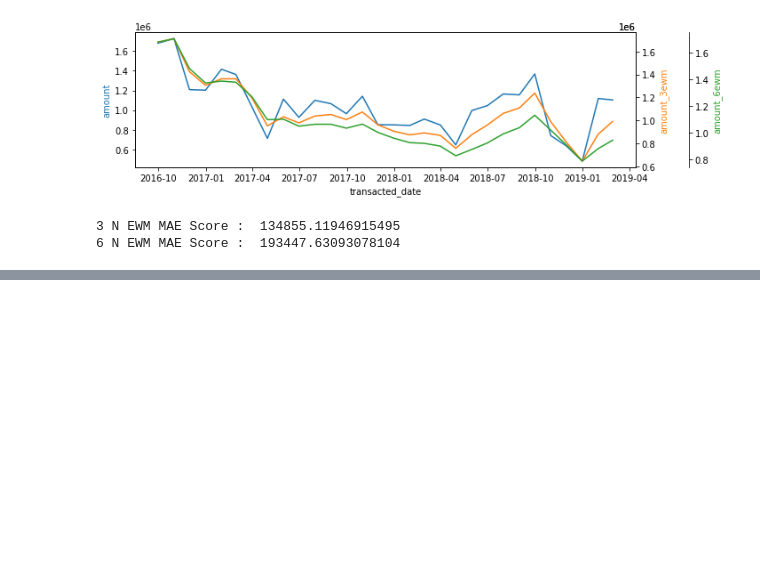
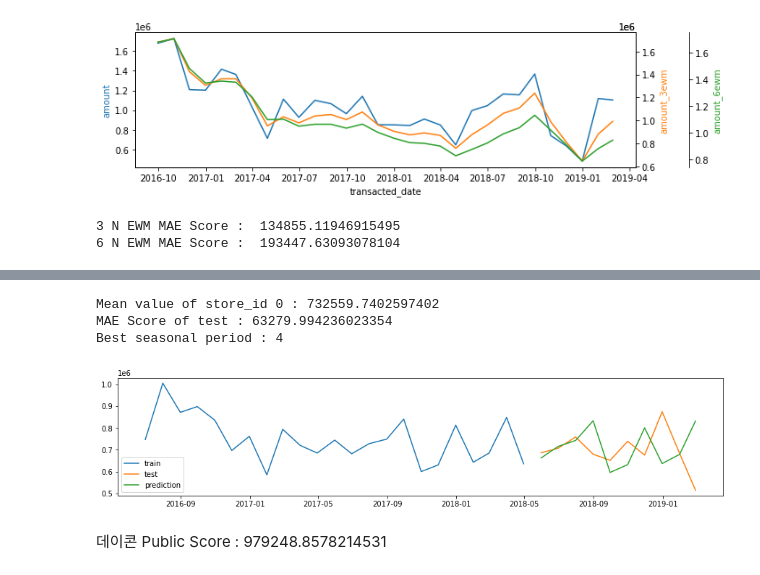
Before and after one commit to namwootree/Basic_Skill, a Jupyter notebook: Time_Series/상점 신용카드 매출 예측 경진대회/상점_신용카드_매출_예측.ipynb, the cells around one changed output, grey strips where cells are left out. Saved outputs shown, nothing was run; the diff lists cells and outputs as text; code cells hidden in the pictures; blank space fills up the shorter version.

```diff
--- a/Time_Series/상점 신용카드 매출 예측 경진대회/상점_신용카드_매출_예측.ipynb
+++ b/Time_Series/상점 신용카드 매출 예측 경진대회/상점_신용카드_매출_예측.ipynb
@@ -621,0 +867,38 @@ print("6 N EWM MAE Score : ", mae(ewm_month.amount_6ewm, sma_month.amount.values
+# %%
+df_set = month_df[month_df.store_id == 0]
+
+size = int(len(df_set) * 0.7)
+train = df_set[:size]
+test = df_set[size:]
+# %%
+# 최적값을 찾기 위한 기준
+es_score = 1000000000
+best_period = 0
+
+# 각 store_id 최적의 seasonal period를 찾기 위한 탐색
+for p in range(2,(len(train)//2) + 1):
+
+    try:
+        # ExponentialSmoothing 패키지에서 trend와 seasonal을 모두 add로 설정하면 추세변동 계절변동을 모두 고려하게 됨
+        es_model = ExponentialSmoothing(np.array(train.amount), seasonal_periods=p, trend='add', seasonal='add')
+        es_result = es_model.fit()
+        es_pred = es_result.forecast(len(test))
+
+        # 추정 결과를 검정한 mae값이 기준값(혹은 이전 최적값)보다 작은 경우 이를 계속 업데이트
+        if es_score > mae(test.amount, es_pred):
+            es_score = mae(test.amount, es_pred)
+            best_period = p
+
+    except:
+        continue
+# %%
+print("Mean value of store_id 0 :", df_set.amount.mean())
+print("MAE Score of test :", es_score)
+print("Best seasonal period :", best_period)
+
+plot_train_test_pred_graph(train, test, es_pred)
+# %% [output]
+Mean value of store_id 0 : 732559.7402597402
+MAE Score of test : 63279.994236023354
+Best seasonal period : 4
+[figure, added]
@@ -621,0 +946,2 @@ print("6 N EWM MAE Score : ", mae(ewm_month.amount_6ewm, sma_month.amount.values
+# %% [markdown]
+데이콘 Public Score : 979248.8578214531
```
Also changed, not shown: parts of 45 cells of this notebook.
